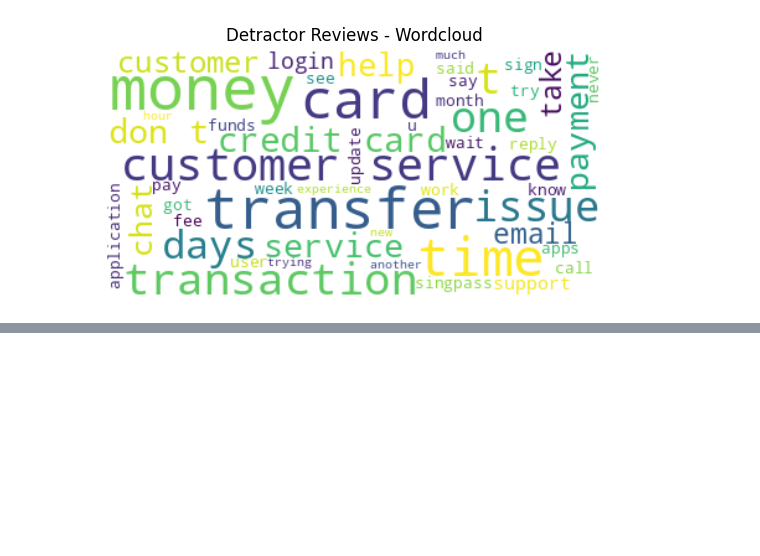
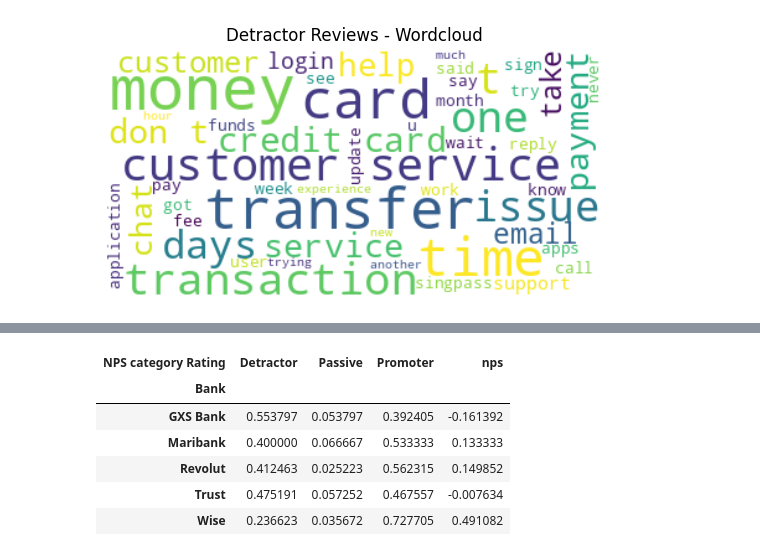
Before and after one commit to HaoEarm/DSA3101_Project, a Jupyter notebook: Backend/sentiment_analysis_nps_score_wordcloud.ipynb, the cells around one changed output, grey strips where cells are left out. Saved outputs shown, nothing was run; the diff lists cells and outputs as text; code cells hidden in the pictures; blank space fills up the shorter version.

```diff
--- a/Backend/sentiment_analysis_nps_score_wordcloud.ipynb
+++ b/Backend/sentiment_analysis_nps_score_wordcloud.ipynb
@@ -381,0 +391,10 @@ all_data
+# %%
+nps_scores
+# %% [output]
+| NPS category Rating | Detractor | Passive | Promoter | nps |
+| Bank |  |  |  |  |
+| GXS Bank | 0.553797 | 0.053797 | 0.392405 | -0.161392 |
+| Maribank | 0.400000 | 0.066667 | 0.533333 | 0.133333 |
+| Revolut | 0.412463 | 0.025223 | 0.562315 | 0.149852 |
+| Trust | 0.475191 | 0.057252 | 0.467557 | -0.007634 |
+| Wise | 0.236623 | 0.035672 | 0.727705 | 0.491082 |
```
Also changed, not shown: parts of 3 cells of this notebook, 17 other files.
